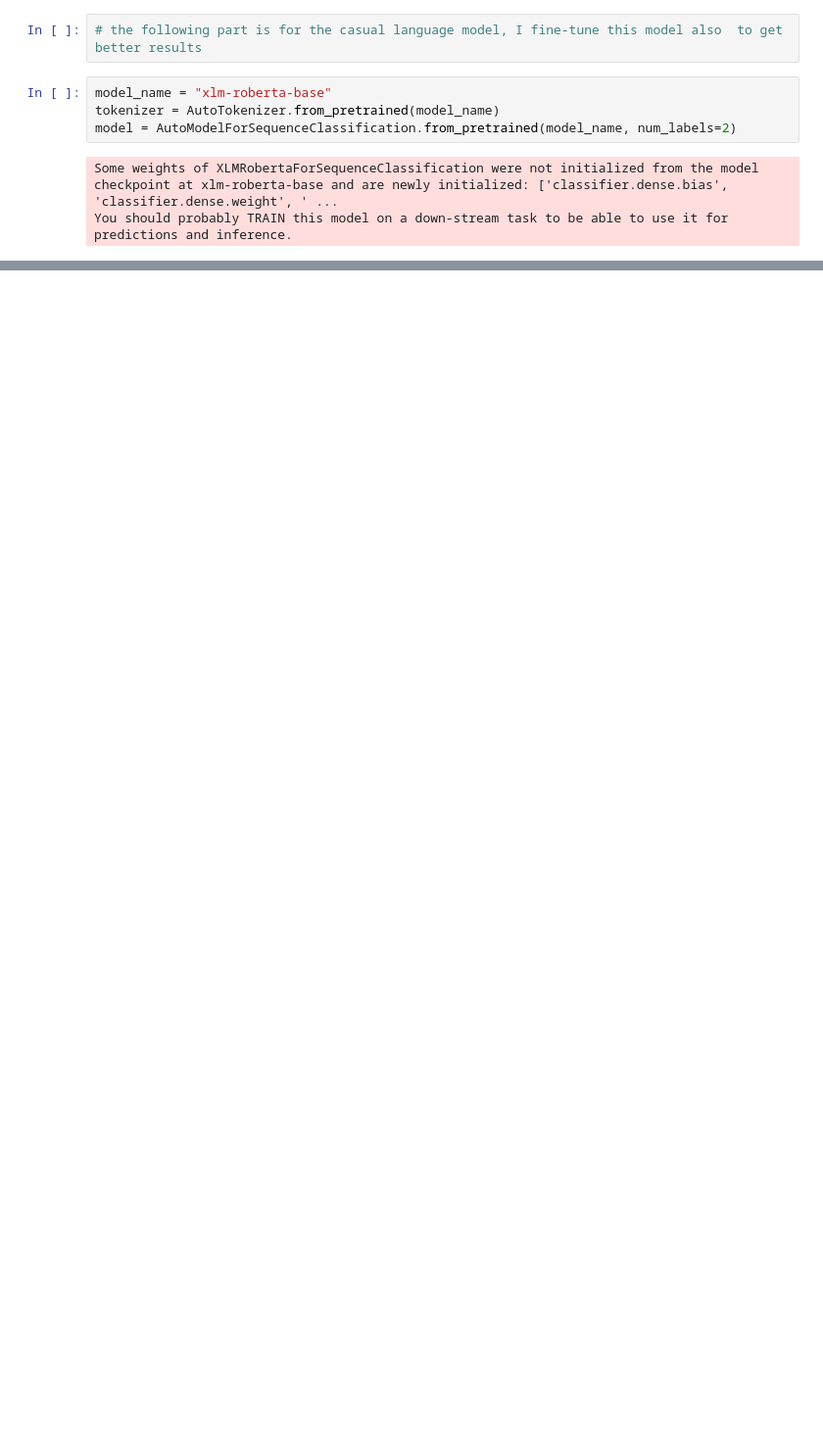
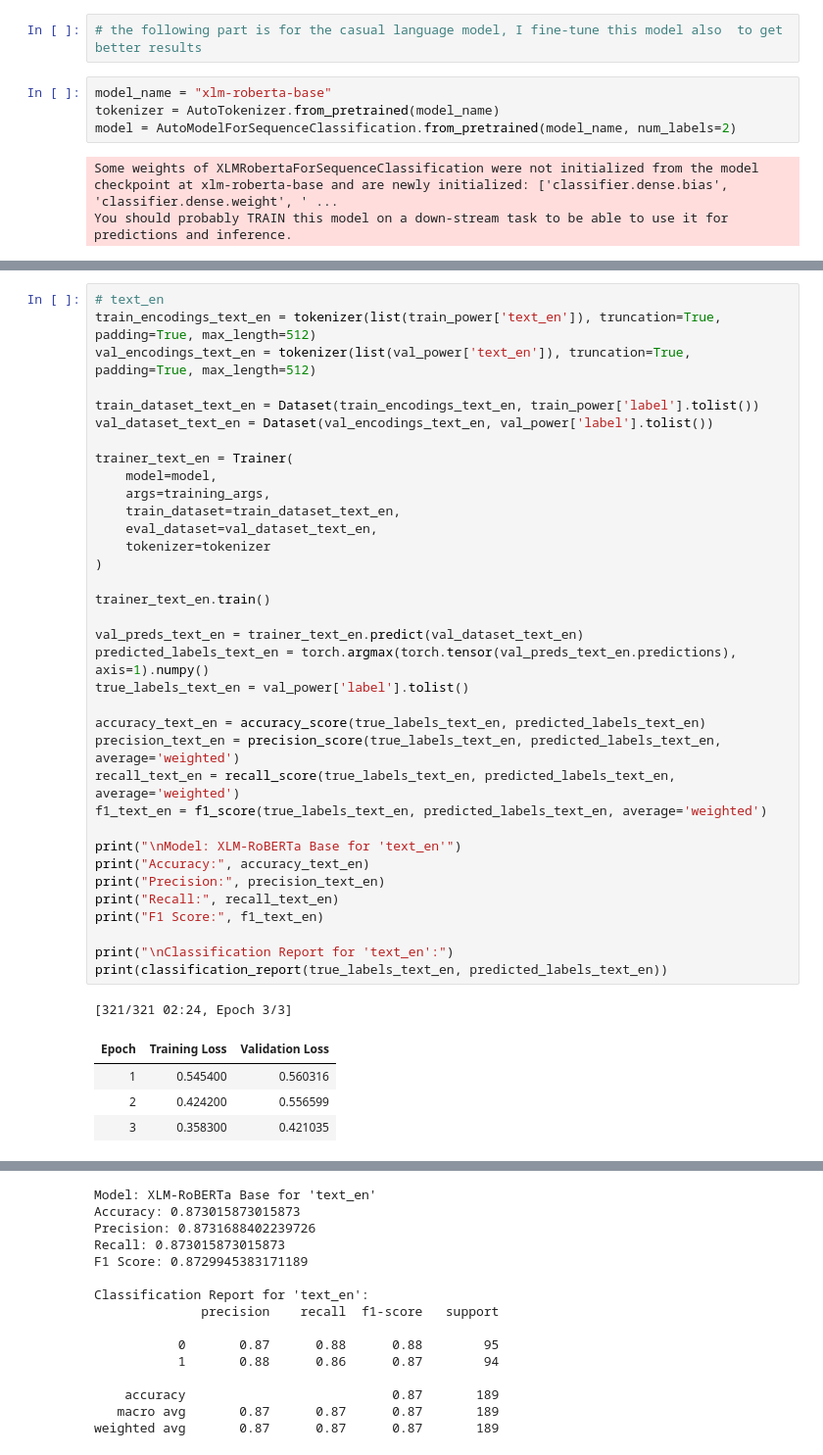
Before and after one commit to beyza720/CENG463-Assignment2, a Jupyter notebook: task1.ipynb, the cells around one changed output, grey strips where cells are left out. Shown at 98% size. Saved outputs shown, nothing was run; the diff lists cells and outputs as text; blank space fills up the shorter version.

```diff
--- a/task1.ipynb
+++ b/task1.ipynb
@@ -236,0 +237,41 @@ weighted avg       0.73      0.72      0.72       189
+# %%
+# text_en
+train_encodings_text_en = tokenizer(list(train_power['text_en']), truncation=True, padding=True, max_length=512)
+val_encodings_text_en = tokenizer(list(val_power['text_en']), truncation=True, padding=True, max_length=512)
+
+train_dataset_text_en = Dataset(train_encodings_text_en, train_power['label'].tolist())
+val_dataset_text_en = Dataset(val_encodings_text_en, val_power['label'].tolist())
+
+trainer_text_en = Trainer(
+    model=model,
+    args=training_args,
+    train_dataset=train_dataset_text_en,
+    eval_dataset=val_dataset_text_en,
+    tokenizer=tokenizer
+)
+
+trainer_text_en.train()
+
+val_preds_text_en = trainer_text_en.predict(val_dataset_text_en)
+predicted_labels_text_en = torch.argmax(torch.tensor(val_preds_text_en.predictions), axis=1).numpy()
+true_labels_text_en = val_power['label'].tolist()
+
+accuracy_text_en = accuracy_score(true_labels_text_en, predicted_labels_text_en)
+precision_text_en = precision_score(true_labels_text_en, predicted_labels_text_en, average='weighted')
+recall_text_en = recall_score(true_labels_text_en, predicted_labels_text_en, average='weighted')
+f1_text_en = f1_score(true_labels_text_en, predicted_labels_text_en, average='weighted')
+
+print("\nModel: XLM-RoBERTa Base for 'text_en'")
+print("Accuracy:", accuracy_text_en)
+print("Precision:", precision_text_en)
+print("Recall:", recall_text_en)
+print("F1 Score:", f1_text_en)
+
+print("\nClassification Report for 'text_en':")
+print(classification_report(true_labels_text_en, predicted_labels_text_en))
+# %% [output]
+[321/321 02:24, Epoch 3/3]
+| Epoch | Training Loss | Validation Loss |
+| 1 | 0.545400 | 0.560316 |
+| 2 | 0.424200 | 0.556599 |
+| 3 | 0.358300 | 0.421035 |
@@ -236,0 +279,15 @@ weighted avg       0.73      0.72      0.72       189
+Model: XLM-RoBERTa Base for 'text_en'
+Accuracy: 0.873015873015873
+Precision: 0.8731688402239726
+Recall: 0.873015873015873
+F1 Score: 0.8729945383171189
+
+Classification Report for 'text_en':
+              precision    recall  f1-score   support
+
+           0       0.87      0.88      0.88        95
+           1       0.88      0.86      0.87        94
+
+    accuracy                           0.87       189
+   macro avg       0.87      0.87      0.87       189
+weighted avg       0.87      0.87      0.87       189
```
Also changed, not shown: parts of 17 cells of this notebook.
